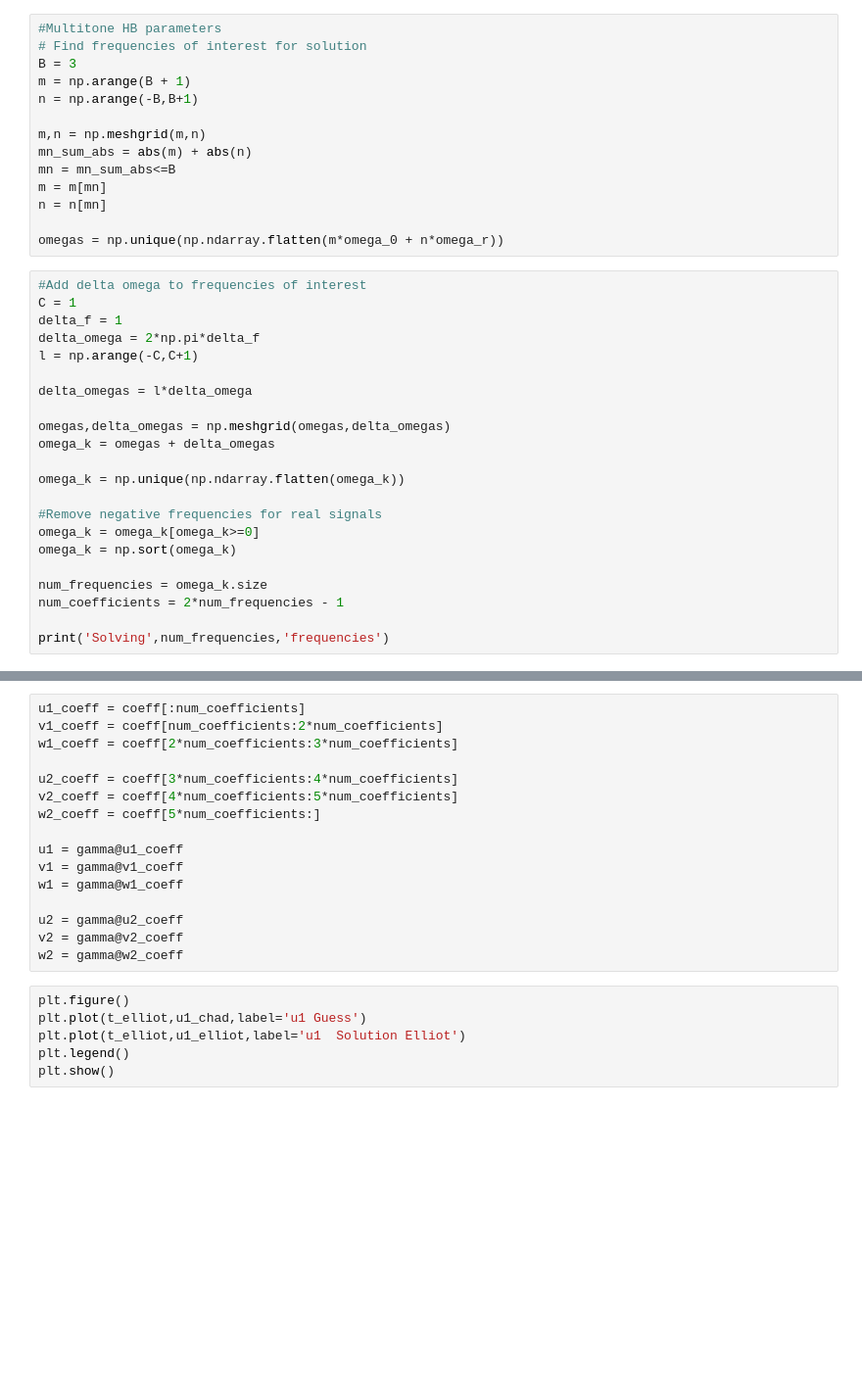
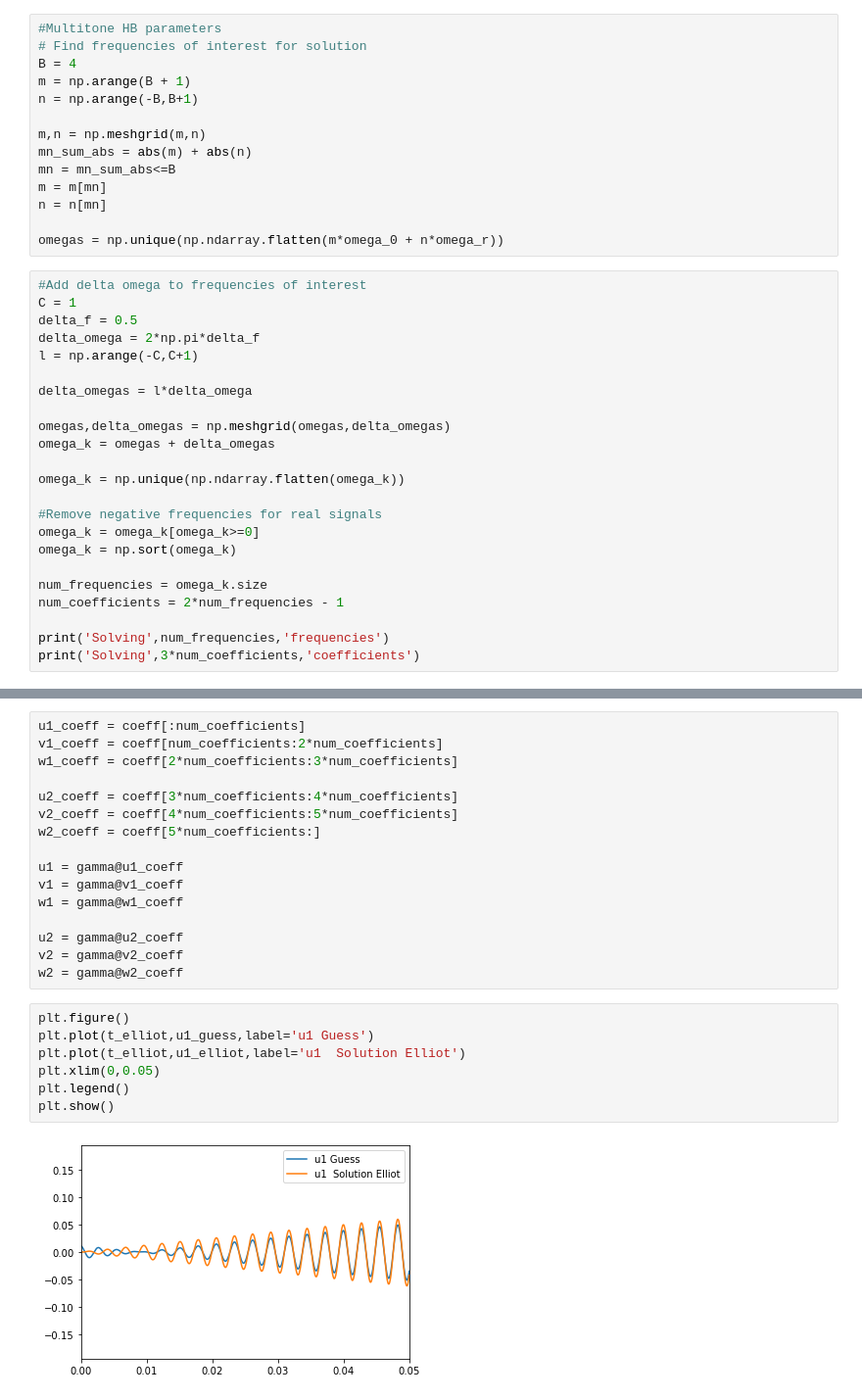
Before and after one commit to moorma11/Harmonic-Balance, a Jupyter notebook: 2-Dot HB.ipynb, the cells around one changed output, grey strips where cells are left out. Shown at 98% size. Drawn from its saved outputs; the diff is of its cells as text; blank space fills up the shorter version.

```diff
--- a/2-Dot HB.ipynb
+++ b/2-Dot HB.ipynb
@@ -89,7 +110,7 @@ omega_r = 2*np.pi*f_r
 # %%
 #Multitone HB parameters
 # Find frequencies of interest for solution
-B = 3
+B = 4
 m = np.arange(B + 1)
 n = np.arange(-B,B+1)
 
@@ -103,7 +124,7 @@ omegas = np.unique(np.ndarray.flatten(m*omega_0 + n*omega_r))
 # %%
 #Add delta omega to frequencies of interest
 C = 1
-delta_f = 1
+delta_f = 0.5
 delta_omega = 2*np.pi*delta_f
 l = np.arange(-C,C+1)
 
@@ -122,4 +143,5 @@ num_frequencies = omega_k.size
 num_coefficients = 2*num_frequencies - 1
 
 print('Solving',num_frequencies,'frequencies')
+print('Solving',3*num_coefficients,'coefficients')
 # %% [output]
@@ -329,10 +351,13 @@ v2 = gamma@v2_coeff
 w2 = gamma@w2_coeff
 # %%
 plt.figure()
-plt.plot(t_elliot,u1_chad,label='u1 Guess')
+plt.plot(t_elliot,u1_guess,label='u1 Guess')
 plt.plot(t_elliot,u1_elliot,label='u1  Solution Elliot')
+plt.xlim(0,0.05)
 plt.legend()
 plt.show()
+# %% [output]
+[figure, added]
 # %%
 plt.figure()
 plt.plot(t_elliot,u1,label='Chad solution u1')
```
Also changed, not shown: parts of 17 cells of this notebook.
